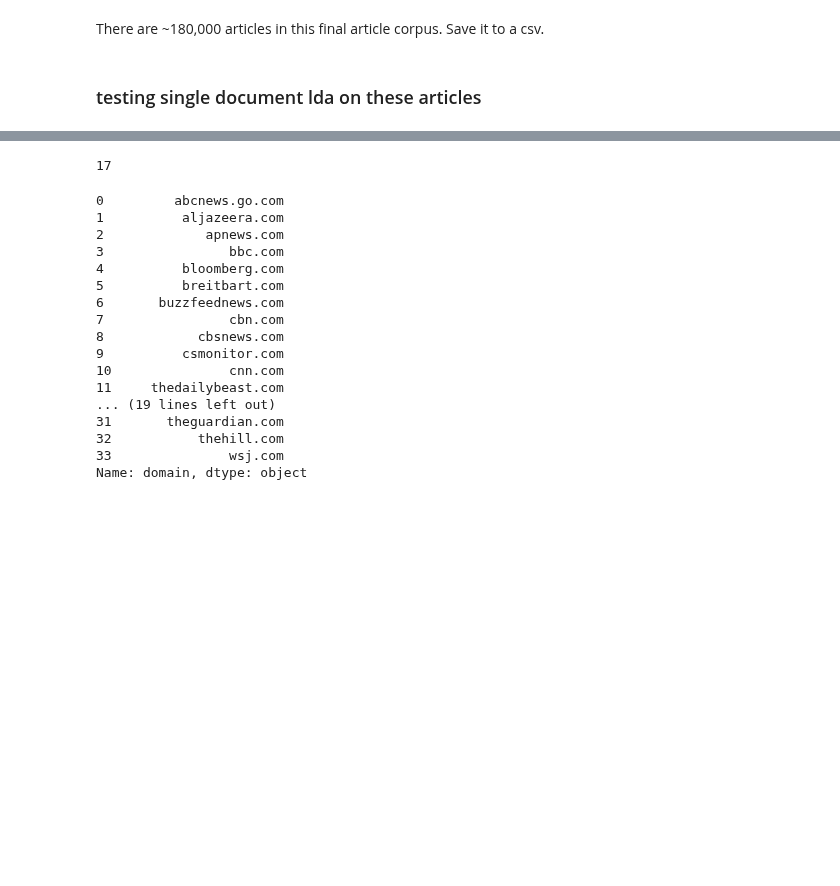
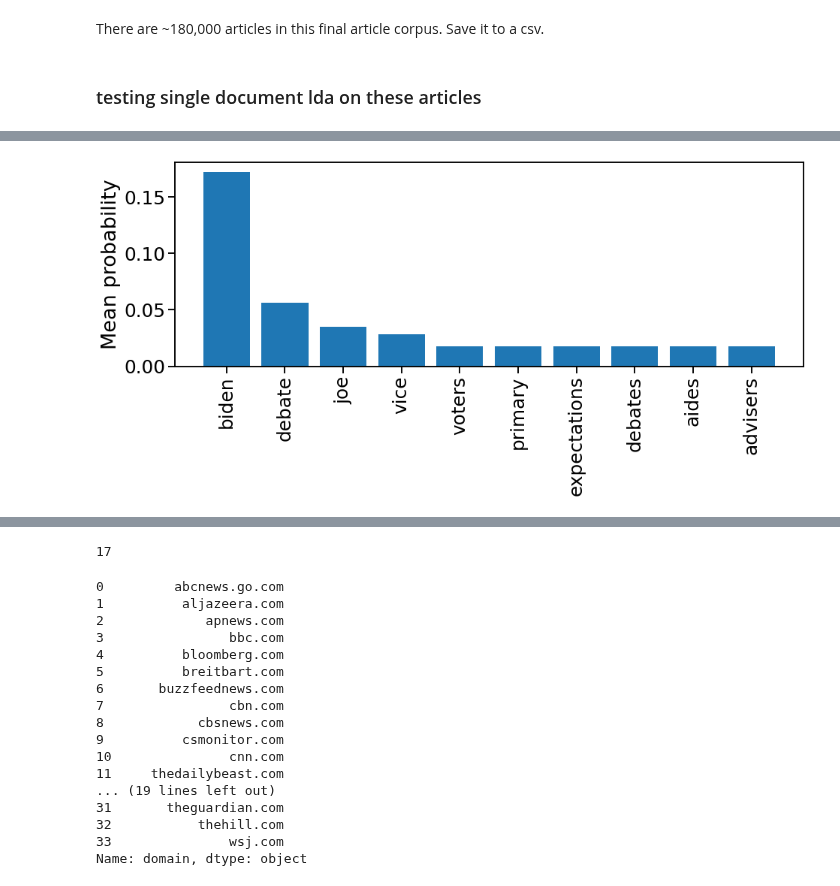
Before and after one commit to sagarsetru/debiaser, a Jupyter notebook: eda_article_db.ipynb, the cells around one changed output, grey strips where cells are left out. Drawn from its saved outputs; the diff is of its cells as text; code cells hidden in the pictures; blank space fills up the shorter version.

```diff
--- a/eda_article_db.ipynb
+++ b/eda_article_db.ipynb
@@ -544,20 +555,26 @@ main_article
 word_frequency_threshold = 1
 
 # choose the number of LDA topics
-num_lda_topics = 5
+num_lda_topics = 1
 
 # do by sentences
 do_sentences = 1
 
-do_plot = 0
+do_plot = 1
 
 do_print = 0
 
 n_passes = 100
 
-perplexity_scores = np.zeros((100,1))
+n_runs = 1
 
-for i in range(100):
+unique_topic_words = 1
+
+perplexity_scores = np.zeros((n_runs,1))
+
+counter = -1
+for i in range(n_runs):
+    counter += 1
     # loop through articles
     # for ind, full_file_name in enumerate(full_file_names):
 
@@ -629,7 +646,7 @@ for i in range(100):
 
         # generate the LDA model
         lda = LdaModel(corpus = bow_corpus,
-                         num_topics = 5,
+                         num_topics = num_lda_topics,
                          id2word = processed_dictionary,
                          passes = n_passes)
 
@@ -642,16 +659,11 @@ for i in range(100):
         # list of unique topic names
         topics = []
 
-        # get top words per topic
-        lda_top_topic_words = ''
-
         # loop through each list of generated topics
         for topic in lda_topics:
 
             # get the list of topics
             topic_words = topic[1]
-
-            lda_top_topic_words += ' '+topic_words[0][0]
 
             # loop through topic words and probabilities
             for topic_word, prob in topic_words:
@@ -698,6 +710,59 @@ for i in range(100):
                                                  topics_std_probs_dict,
                                                  topics_frequency_dict)
 
+
+
+        # get top words per topic
+        lda_top_topic_words = ''
+
+        # list is for checking previous words
+        lda_top_topic_words_list = []
+
+        if not unique_topic_words:
+
+            for topic in lda_topics:
+
+                # get the list of topics
+                topic_words = topic[1]
+
+                lda_top_topic_words += ' '+topic_words[0][0]
+
+        else:
+
+            # loop through each list of generated topics
+            for topic in lda_topics:
+
+                # set word added to 0
+                word_added = 0
+
+                # get the list of topics
+                topic_words = topic[1]
+
+                # loop through words in topic
+                # add as search term only if they aren't already search terms
+                for i in range(len(topic_words)):
+
+                    # if the current word in topic is not in list of search terms
+                    if topic_words[i][0] not in lda_top_topic_words_list:
+
+                        # add this word to list of topic/search terms
+                        lda_top_topic_words_list.append(topic_words[i][0])
+
+                        # also update the string for the search terms
+                        lda_top_topic_words += ' '+topic_words[i][0]
+
+                        # update word added
+                        word_added = 1
+                        break
+
+                # if no word was added because all supporting words in topic are already
+                # search terms, then just add the highest prob/first word in topic
+                if word_added == 0:
+                    # if every word in this topic is already a search term,
+                    # just add the first most probable word and leave the while loop
+                    lda_top_topic_words_list.append(topic_words[0][0])
+                    lda_top_topic_words += ' '+topic_words[0][0]
+
         if do_plot:
             plt.figure(figsize=(15,5));
             plt.bar(topics_means,means_sorted,yerr=std_sorted);
@@ -710,35 +775,38 @@ for i in range(100):
 
             plt.figure(figsize=(15,5));
             plt.bar(topics_freq,freq_sorted);
             plt.ylabel('N');
             # plt.xlabel('Topics')
             sns.set_context('talk', font_scale=1.5);
             plt.xticks(rotation=90);
             plt.show();
             plt.clf();
             # plt.savefig('./edafigs/frequency_vs_topic_big_ten_resumes.pdf')
 
         if do_print:
             print(topics)
             print(topics_probs_dict)
             print(' ')
 
             for lda_topic in lda_topics:
                 print(lda_topic)
 
             print(lda_top_topic_words)
 
     #     print(' ')
     #     if ind == 0:
     #         break
-        perplexity = lda.log_perplexity(bow_corpus)
-        perplexity_scores[i] = perplexity
+    perplexity = lda.log_perplexity(bow_corpus)
+    perplexity_scores[counter] = perplexity
 
 
 # print('\nPerplexity: ', lda.log_perplexity(bow_corpus))
 
 # Visualize the topics
-pyLDAvis.enable_notebook()
-vis = pyLDAvis.gensim.prepare(lda, bow_corpus, processed_dictionary)
-vis
+
+if num_lda_topics > 1:
+    pyLDAvis.enable_notebook()
+    vis = pyLDAvis.gensim.prepare(lda, bow_corpus, processed_dictionary)
+    vis
 # %% [output]
+[figure, added]
```
Also changed, not shown: parts of 10 cells of this notebook.
